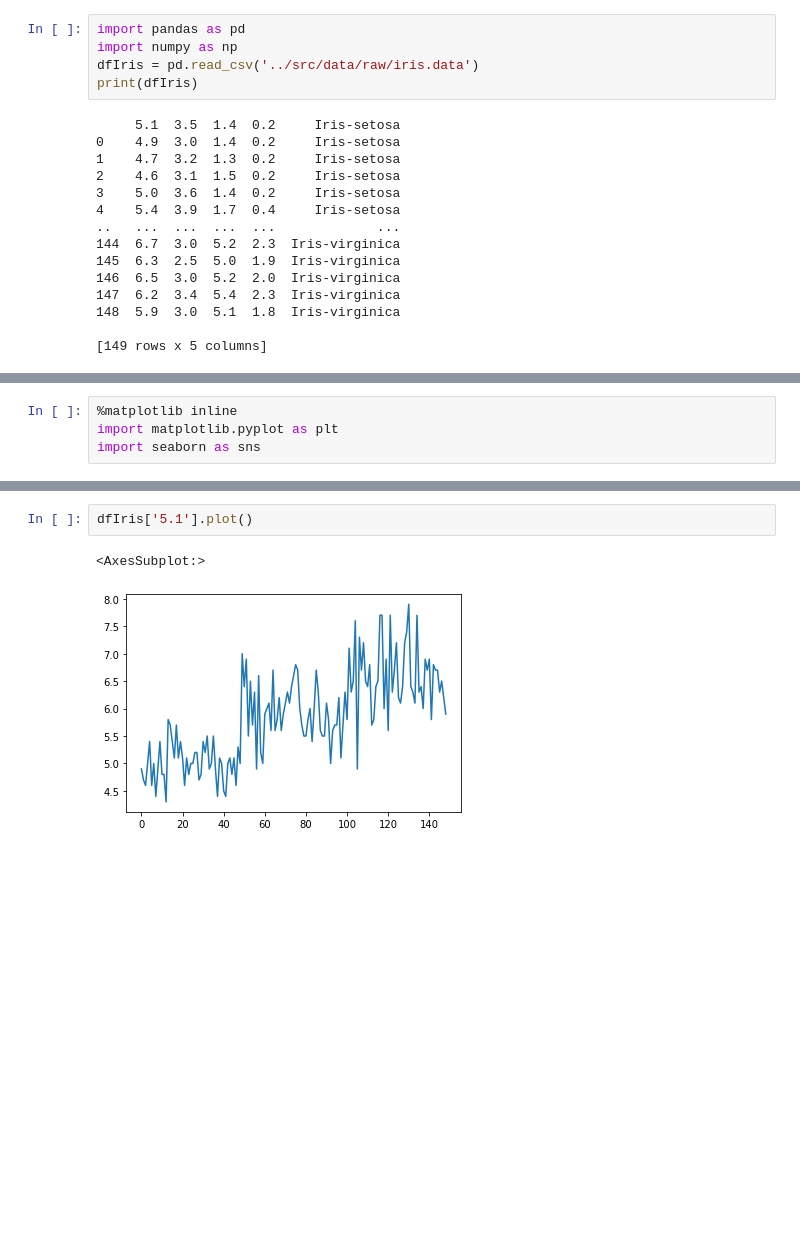
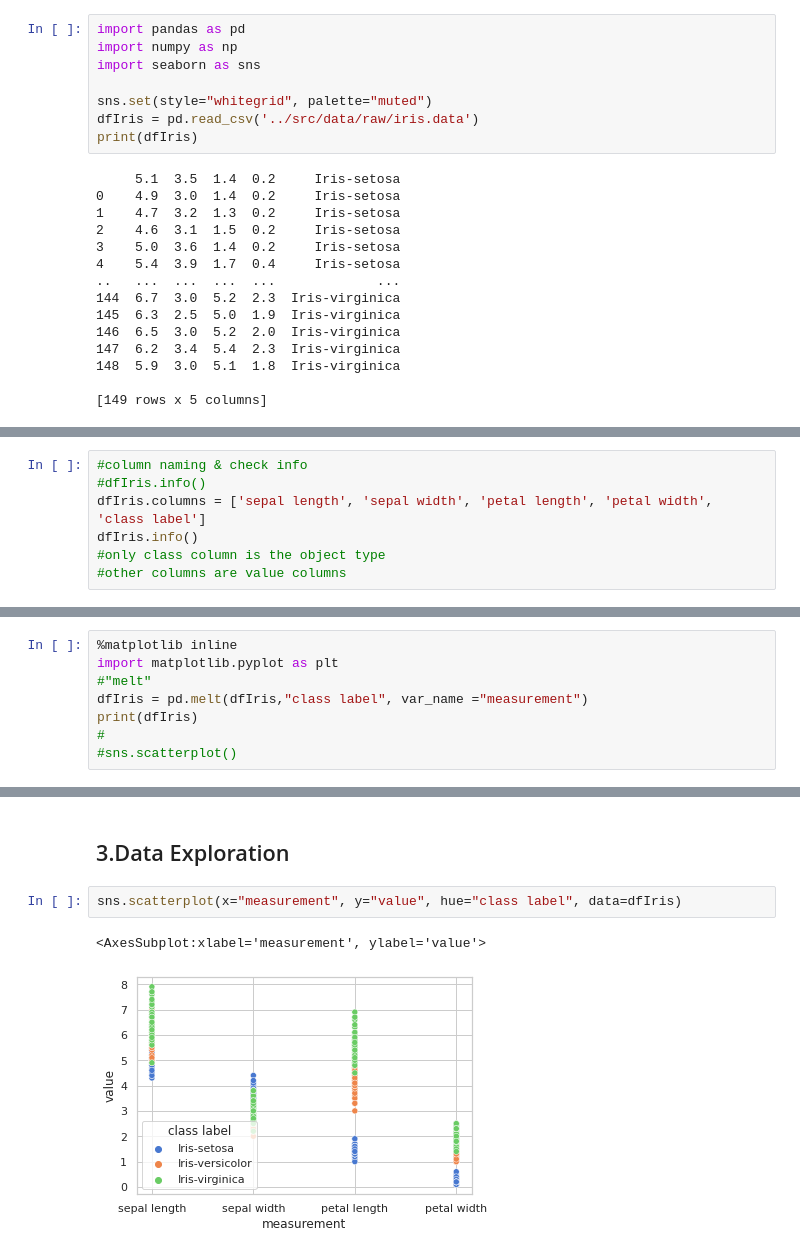
Before and after one commit to elskater98/BasicDataScience, a Jupyter notebook: Iris/notebooks/Untitled1.ipynb, the cells around one changed output, grey strips where cells are left out. Drawn from its saved outputs; the diff is of its cells as text; blank space fills up the shorter version.

```diff
--- a/Iris/notebooks/Untitled1.ipynb
+++ b/Iris/notebooks/Untitled1.ipynb
@@ -5,6 +9,9 @@
 # %%
 import pandas as pd
 import numpy as np
+import seaborn as sns
+
+sns.set(style="whitegrid", palette="muted")
 dfIris = pd.read_csv('../src/data/raw/iris.data')
 print(dfIris)
 # %% [output]
@@ -51,0 +40,7 @@ dfIris.describe()
+# %%
+#column naming & check info
+#dfIris.info()
+dfIris.columns = ['sepal length', 'sepal width', 'petal length', 'petal width', 'class label']
+dfIris.info()
+#only class column is the object type
+#other columns are value columns
@@ -52,5 +65,9 @@ dfIris.describe()
 # %%
 %matplotlib inline
 import matplotlib.pyplot as plt
-import seaborn as sns
+#"melt"
+dfIris = pd.melt(dfIris,"class label", var_name ="measurement")
+print(dfIris)
+#
+#sns.scatterplot()
 # %% [output]
@@ -58,5 +88,7 @@ Matplotlib is building the font cache; this may take a moment.
-# %%
-dfIris['5.1'].plot()
-# %% [output]
-<AxesSubplot:>
-[figure, removed]
+# %% [markdown]
+## 3.Data Exploration
+# %%
+sns.scatterplot(x="measurement", y="value", hue="class label", data=dfIris)
+# %% [output]
+<AxesSubplot:xlabel='measurement', ylabel='value'>
+[figure, added]
```
Also changed, not shown: parts of 12 cells of this notebook.
